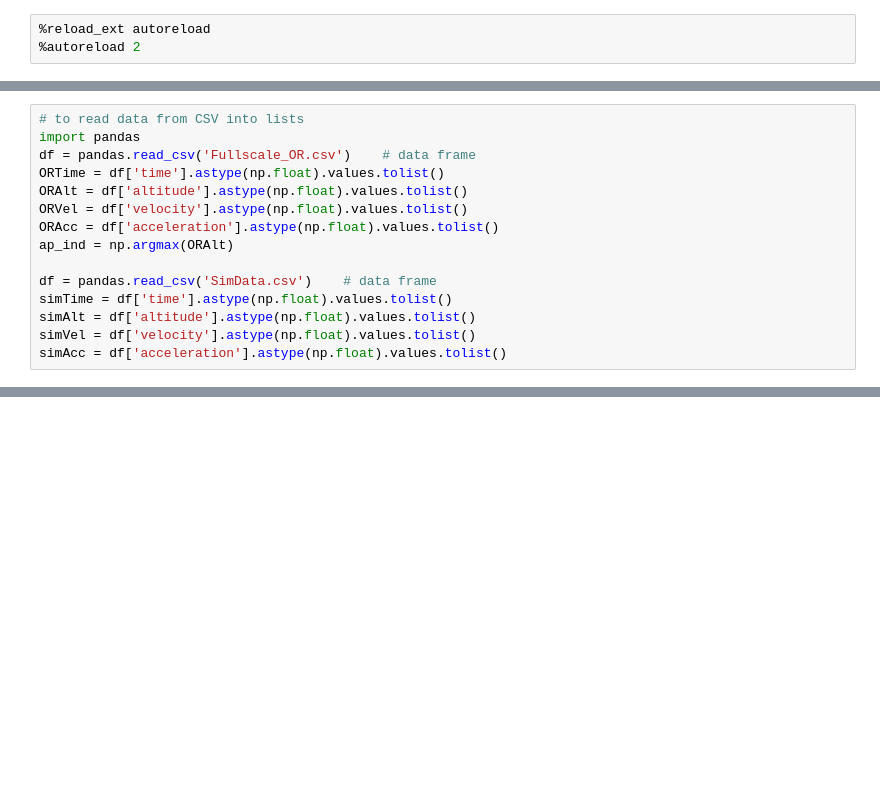
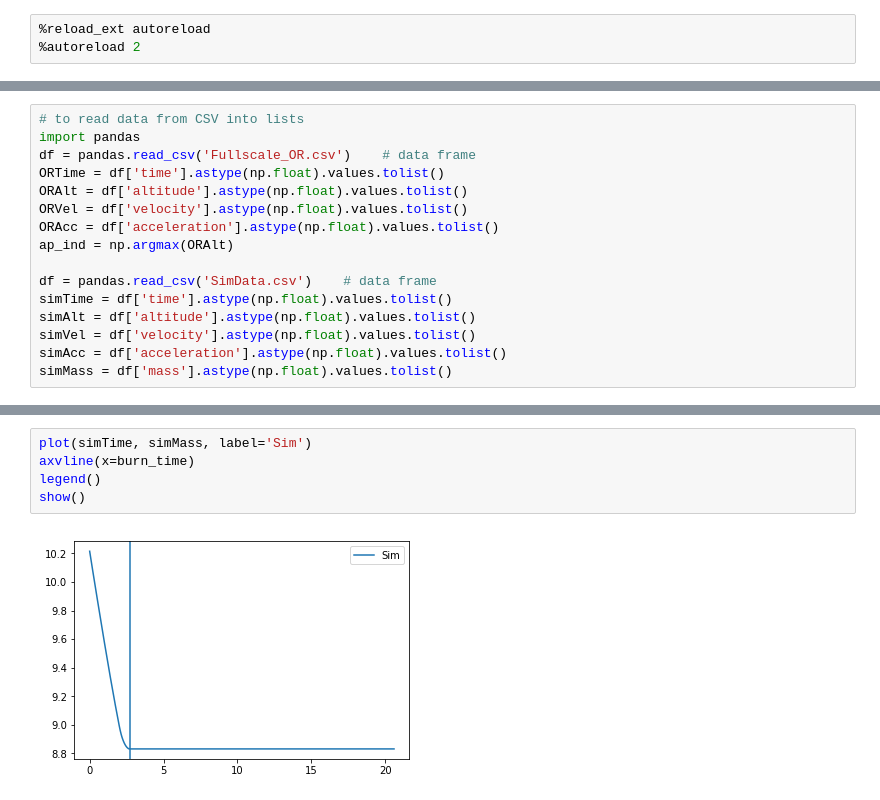
Before and after one commit to UCSC-Rocket-Club/ADAS, a Jupyter notebook: RunSimulation.ipynb, the cells around one changed output, grey strips where cells are left out. Drawn from its saved outputs; the diff is of its cells as text; blank space fills up the shorter version.

```diff
--- a/RunSimulation.ipynb
+++ b/RunSimulation.ipynb
@@ -54,6 +59,7 @@ simTime = df['time'].astype(np.float).values.tolist()
 simAlt = df['altitude'].astype(np.float).values.tolist()
 simVel = df['velocity'].astype(np.float).values.tolist()
 simAcc = df['acceleration'].astype(np.float).values.tolist()
+simMass = df['mass'].astype(np.float).values.tolist()
 # %%
 plot(simTime, simAlt, label='Sim')
 plot(ORTime[:ap_ind], ORAlt[:ap_ind], label='OR')
@@ -77,0 +85,7 @@ show()
+# %%
+plot(simTime, simMass, label='Sim')
+axvline(x=burn_time)
+legend()
+show()
+# %% [output]
+[figure, added]
```
Also changed, not shown: parts of 4 cells of this notebook, 2 other files.
